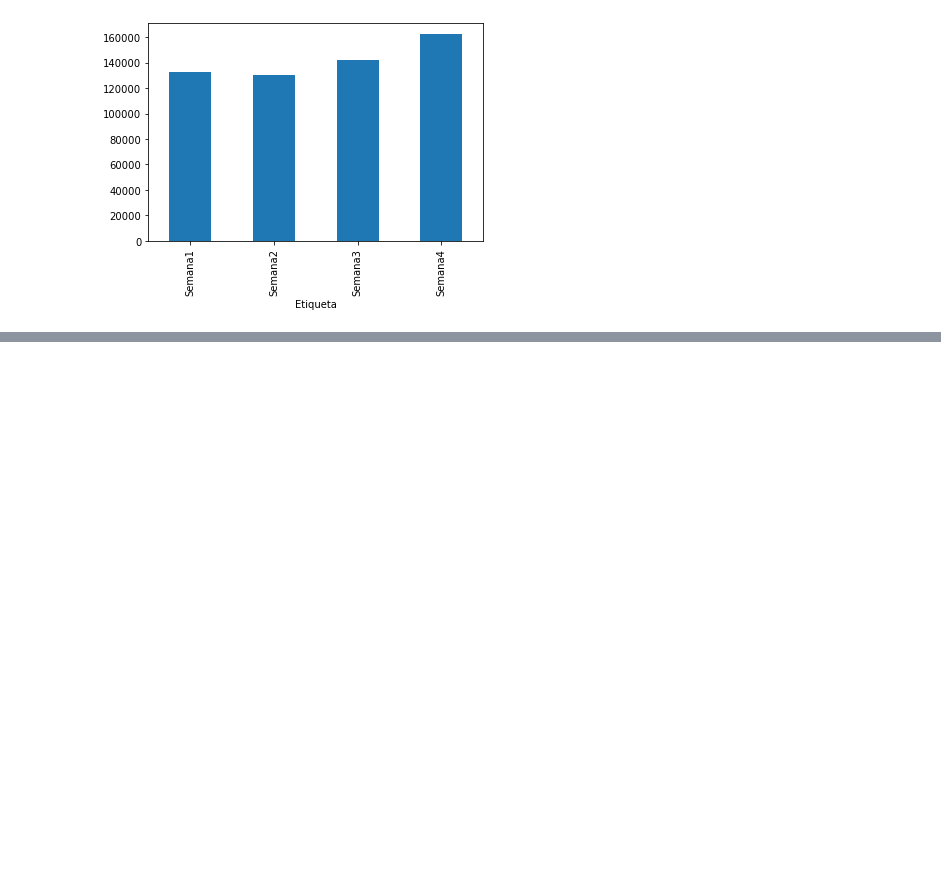
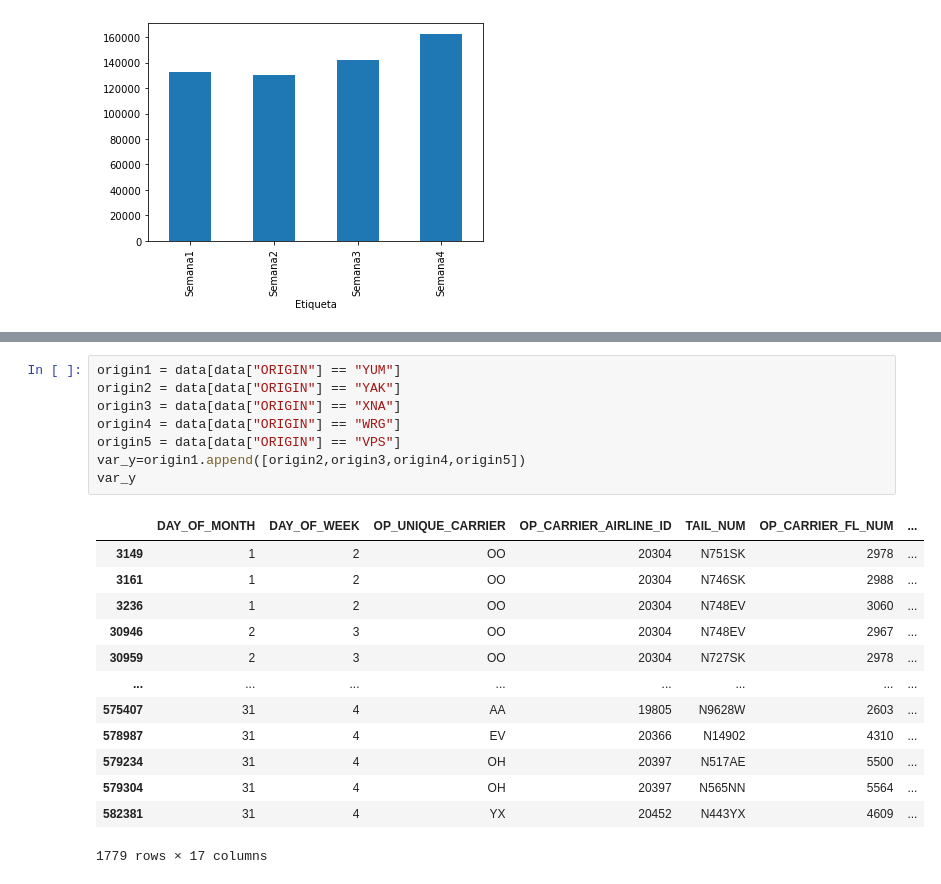
Before and after one commit to roig7/Practicamining1, a Jupyter notebook: LAB01-GRUPORoigChavarri/Practica2Vuelos.ipynb, the cells around one changed output, grey strips where cells are left out. Saved outputs shown, nothing was run; the diff lists cells and outputs as text; blank space fills up the shorter version.

```diff
--- a/LAB01-GRUPORoigChavarri/Practica2Vuelos.ipynb
+++ b/LAB01-GRUPORoigChavarri/Practica2Vuelos.ipynb
@@ -125,0 +134,22 @@ show()
+# %%
+origin1 = data[data["ORIGIN"] == "YUM"]
+origin2 = data[data["ORIGIN"] == "YAK"]
+origin3 = data[data["ORIGIN"] == "XNA"]
+origin4 = data[data["ORIGIN"] == "WRG"]
+origin5 = data[data["ORIGIN"] == "VPS"]
+var_y=origin1.append([origin2,origin3,origin4,origin5])
+var_y
+# %% [output]
+|  | DAY_OF_MONTH | DAY_OF_WEEK | OP_UNIQUE_CARRIER | OP_CARRIER_AIRLINE_ID | TAIL_NUM | OP_CARRIER_FL_NUM | ... |
+| 3149 | 1 | 2 | OO | 20304 | N751SK | 2978 | ... |
+| 3161 | 1 | 2 | OO | 20304 | N746SK | 2988 | ... |
+| 3236 | 1 | 2 | OO | 20304 | N748EV | 3060 | ... |
+| 30946 | 2 | 3 | OO | 20304 | N748EV | 2967 | ... |
+| 30959 | 2 | 3 | OO | 20304 | N727SK | 2978 | ... |
+| ... | ... | ... | ... | ... | ... | ... | ... |
+| 575407 | 31 | 4 | AA | 19805 | N9628W | 2603 | ... |
+| 578987 | 31 | 4 | EV | 20366 | N14902 | 4310 | ... |
+| 579234 | 31 | 4 | OH | 20397 | N517AE | 5500 | ... |
+| 579304 | 31 | 4 | OH | 20397 | N565NN | 5564 | ... |
+| 582381 | 31 | 4 | YX | 20452 | N443YX | 4609 | ... |
+1779 rows × 17 columns
```
Also changed, not shown: parts of 11 cells of this notebook.
